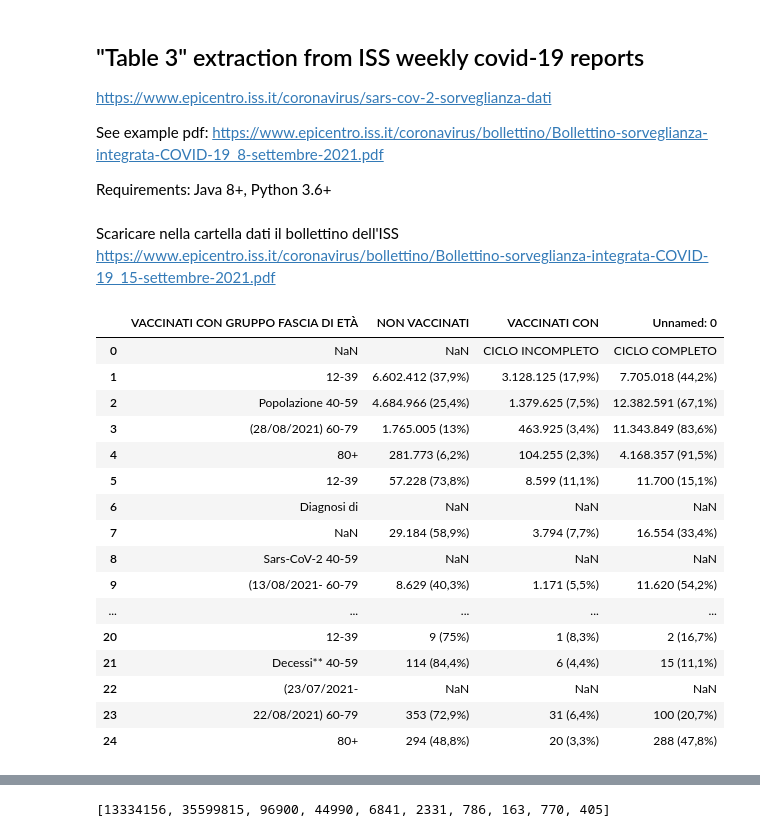
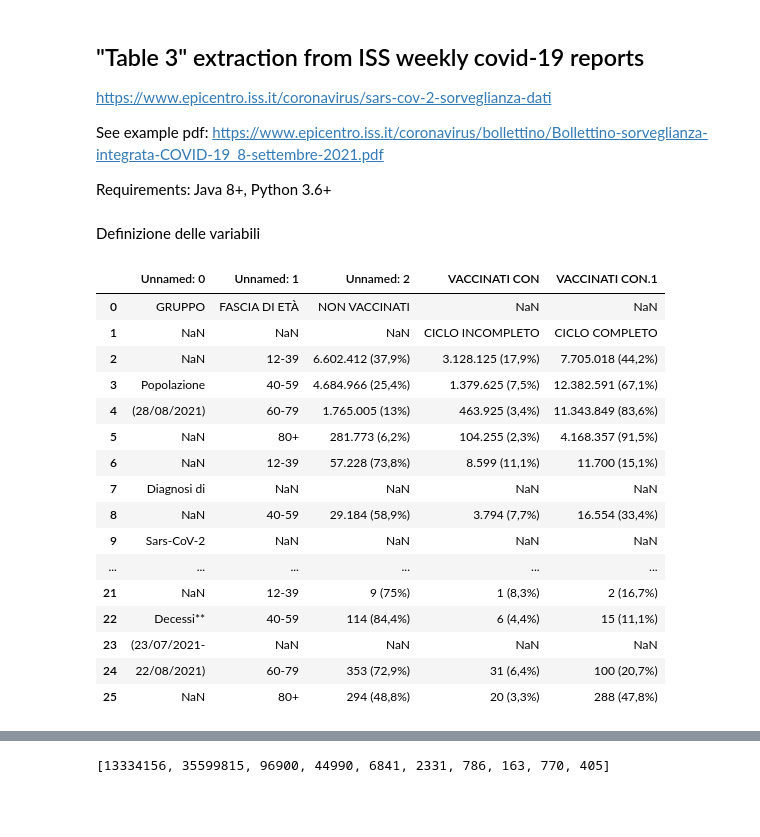
Before and after one commit to apalladi/covid_vaccini_monitoraggio, a Jupyter notebook: dati/dati_selezione.ipynb, the cells around one changed output, grey strips where cells are left out. Saved outputs shown, nothing was run; the diff lists cells and outputs as text; code cells hidden in the pictures; blank space fills up the shorter version.

```diff
--- a/dati/dati_selezione.ipynb
+++ b/dati/dati_selezione.ipynb
@@ -10,33 +13,5 @@ Requirements: Java 8+, Python 3.6+
 from tabula import read_pdf
 import pandas as pd
 import numpy as np
-# %% [markdown]
-Scaricare nella cartella dati il bollettino dell'ISS https://www.epicentro.iss.it/coronavirus/bollettino/Bollettino-sorveglianza-integrata-COVID-19_15-settembre-2021.pdf
-# %%
-# input file
-in_file = 'bollettino-15set.pdf' # replace with pdf name
-
-# report data
-rep_date = pd.to_datetime('15/09/2021') # replace with report date
-
-# ...and read the raw table
-raw_tb = read_pdf(in_file, pages=19, stream=True) # set page containing table 3
-raw_tb[0]
-# %% [output]
-|  | VACCINATI CON GRUPPO FASCIA DI ETÀ | NON VACCINATI | VACCINATI CON | Unnamed: 0 |
-| 0 | NaN | NaN | CICLO INCOMPLETO | CICLO COMPLETO |
-| 1 | 12-39 | 6.602.412 (37,9%) | 3.128.125 (17,9%) | 7.705.018 (44,2%) |
-| 2 | Popolazione 40-59 | 4.684.966 (25,4%) | 1.379.625 (7,5%) | 12.382.591 (67,1%) |
-| 3 | (28/08/2021) 60-79 | 1.765.005 (13%) | 463.925 (3,4%) | 11.343.849 (83,6%) |
-| 4 | 80+ | 281.773 (6,2%) | 104.255 (2,3%) | 4.168.357 (91,5%) |
-| 5 | 12-39 | 57.228 (73,8%) | 8.599 (11,1%) | 11.700 (15,1%) |
-| 6 | Diagnosi di | NaN | NaN | NaN |
-| 7 | NaN | 29.184 (58,9%) | 3.794 (7,7%) | 16.554 (33,4%) |
-| 8 | Sars-CoV-2 40-59 | NaN | NaN | NaN |
-| 9 | (13/08/2021- 60-79 | 8.629 (40,3%) | 1.171 (5,5%) | 11.620 (54,2%) |
-| ... | ... | ... | ... | ... |
-| 20 | 12-39 | 9 (75%) | 1 (8,3%) | 2 (16,7%) |
-| 21 | Decessi** 40-59 | 114 (84,4%) | 6 (4,4%) | 15 (11,1%) |
-| 22 | (23/07/2021- | NaN | NaN | NaN |
-| 23 | 22/08/2021) 60-79 | 353 (72,9%) | 31 (6,4%) | 100 (20,7%) |
-| 24 | 80+ | 294 (48,8%) | 20 (3,3%) | 288 (47,8%) |
+# %% [markdown]
+Definizione delle variabili
@@ -43,3 +28,23 @@ raw_tb[0]
+# %%
+raw_tb[table_index]
+# %% [output]
+|  | Unnamed: 0 | Unnamed: 1 | Unnamed: 2 | VACCINATI CON | VACCINATI CON.1 |
+| 0 | GRUPPO | FASCIA DI ETÀ | NON VACCINATI | NaN | NaN |
+| 1 | NaN | NaN | NaN | CICLO INCOMPLETO | CICLO COMPLETO |
+| 2 | NaN | 12-39 | 6.602.412 (37,9%) | 3.128.125 (17,9%) | 7.705.018 (44,2%) |
+| 3 | Popolazione | 40-59 | 4.684.966 (25,4%) | 1.379.625 (7,5%) | 12.382.591 (67,1%) |
+| 4 | (28/08/2021) | 60-79 | 1.765.005 (13%) | 463.925 (3,4%) | 11.343.849 (83,6%) |
+| 5 | NaN | 80+ | 281.773 (6,2%) | 104.255 (2,3%) | 4.168.357 (91,5%) |
+| 6 | NaN | 12-39 | 57.228 (73,8%) | 8.599 (11,1%) | 11.700 (15,1%) |
+| 7 | Diagnosi di | NaN | NaN | NaN | NaN |
+| 8 | NaN | 40-59 | 29.184 (58,9%) | 3.794 (7,7%) | 16.554 (33,4%) |
+| 9 | Sars-CoV-2 | NaN | NaN | NaN | NaN |
+| ... | ... | ... | ... | ... | ... |
+| 21 | NaN | 12-39 | 9 (75%) | 1 (8,3%) | 2 (16,7%) |
+| 22 | Decessi** | 40-59 | 114 (84,4%) | 6 (4,4%) | 15 (11,1%) |
+| 23 | (23/07/2021- | NaN | NaN | NaN | NaN |
+| 24 | 22/08/2021) | 60-79 | 353 (72,9%) | 31 (6,4%) | 100 (20,7%) |
+| 25 | NaN | 80+ | 294 (48,8%) | 20 (3,3%) | 288 (47,8%) |
 # %%
 # keep the last and the third last column
 columns_to_keep = raw_tb[0].columns[[-3,-1]]
```
Also changed, not shown: parts of 6 cells of this notebook.
